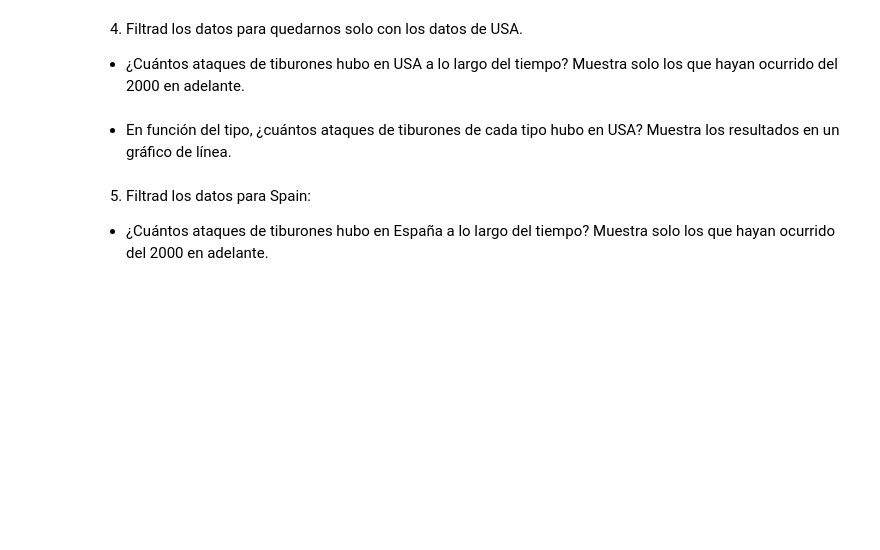
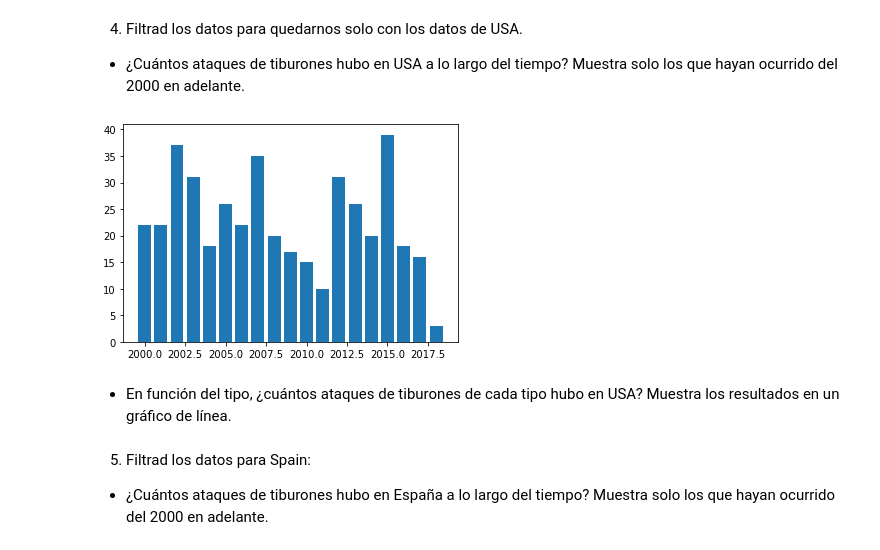
Before and after one commit to Adalab/DA-Stadistics-y-Visualizacion-Matlab-and-Seaborn-, a Jupyter notebook: visualizacion/pairprog-visualizacion-visualizacion1_matplotlib.ipynb, the cells around one changed output. Drawn from its saved outputs; the diff is of its cells as text; code cells hidden in the pictures; blank space fills up the shorter version.

```diff
--- a/visualizacion/pairprog-visualizacion-visualizacion1_matplotlib.ipynb
+++ b/visualizacion/pairprog-visualizacion-visualizacion1_matplotlib.ipynb
@@ -18,6 +177,19 @@ Tendréis que realizar gráficas para contestar a las siguientes preguntas:
 # %% [markdown]
 4. Filtrad los datos para quedarnos solo con los datos de USA.
 - ¿Cuántos ataques de tiburones hubo en USA a lo largo del tiempo? Muestra solo los que hayan ocurrido del 2000 en adelante.
+# %%
+df_USA=df[df['country']=='USA']['year'].value_counts()
+#df_USA.value_counts('year')
+
+x=df_USA[df_USA.index>=2000].index
+y=df_USA[df_USA.index>=2000].values
+
+plt.figure()
+plt.bar(x,y)
+#plt.xticks(rotation = 90)
+plt.show()
+# %% [output]
+[figure, added]
 # %% [markdown]
 - En función del tipo, ¿cuántos ataques de tiburones de cada tipo hubo en USA? Muestra los resultados en un gráfico de línea.
 # %% [markdown]
```
Also changed, not shown: parts of 13 cells of this notebook, 4 other files.
